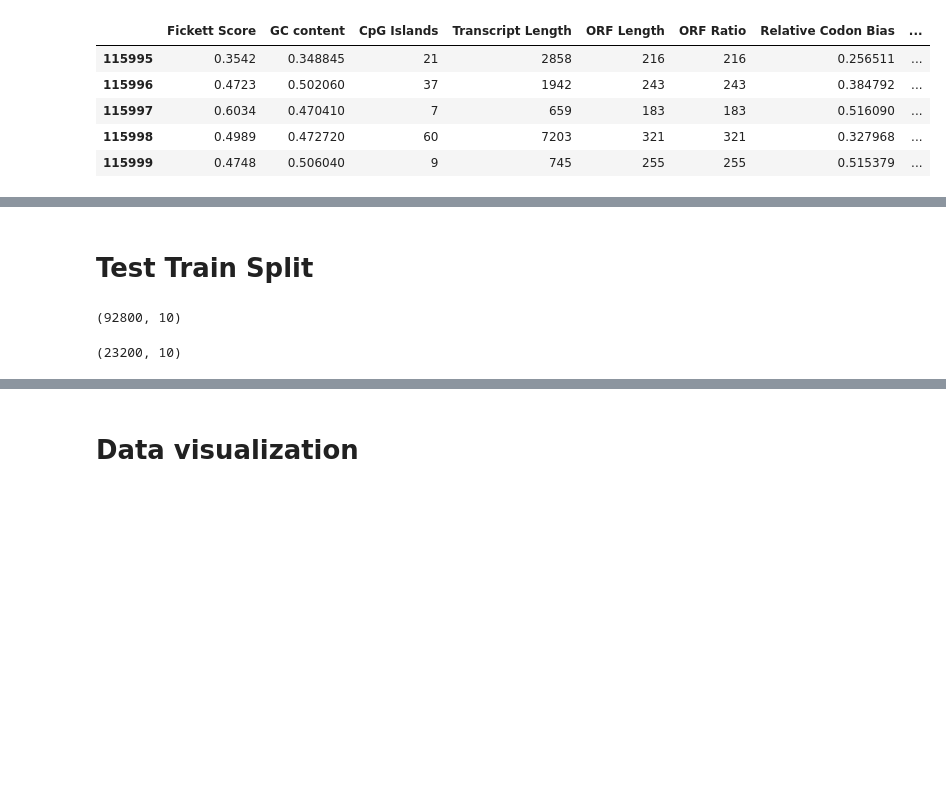
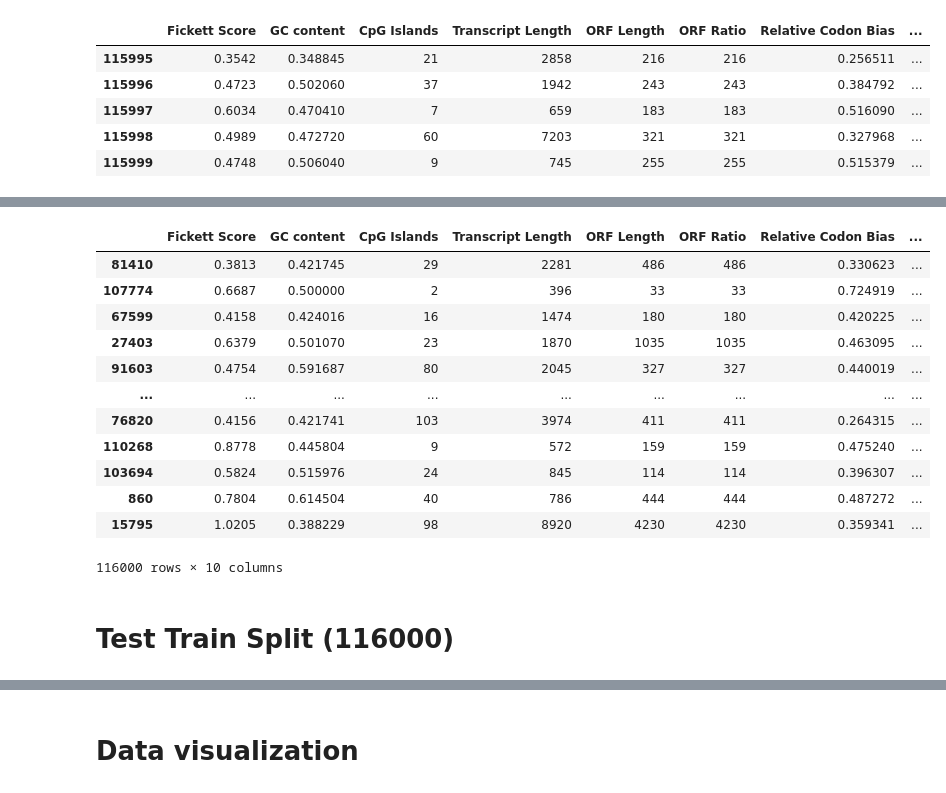
Before and after one commit to jaesilver/BioSeq-CL, a Jupyter notebook: model_v1.ipynb, the cells around one changed output, grey strips where cells are left out. Drawn from its saved outputs; the diff is of its cells as text; code cells hidden in the pictures; blank space fills up the shorter version.

```diff
--- a/model_v1.ipynb
+++ b/model_v1.ipynb
@@ -77,2 +77,18 @@ shuffled_dataset.head()
+# %%
+shuffled_dataset
+# %% [output]
+|  | Fickett Score | GC content | CpG Islands | Transcript Length | ORF Length | ORF Ratio | Relative Codon Bias | ... |
+| 81410 | 0.3813 | 0.421745 | 29 | 2281 | 486 | 486 | 0.330623 | ... |
+| 107774 | 0.6687 | 0.500000 | 2 | 396 | 33 | 33 | 0.724919 | ... |
+| 67599 | 0.4158 | 0.424016 | 16 | 1474 | 180 | 180 | 0.420225 | ... |
+| 27403 | 0.6379 | 0.501070 | 23 | 1870 | 1035 | 1035 | 0.463095 | ... |
+| 91603 | 0.4754 | 0.591687 | 80 | 2045 | 327 | 327 | 0.440019 | ... |
+| ... | ... | ... | ... | ... | ... | ... | ... | ... |
+| 76820 | 0.4156 | 0.421741 | 103 | 3974 | 411 | 411 | 0.264315 | ... |
+| 110268 | 0.8778 | 0.445804 | 9 | 572 | 159 | 159 | 0.475240 | ... |
+| 103694 | 0.5824 | 0.515976 | 24 | 845 | 114 | 114 | 0.396307 | ... |
+| 860 | 0.7804 | 0.614504 | 40 | 786 | 444 | 444 | 0.487272 | ... |
+| 15795 | 1.0205 | 0.388229 | 98 | 8920 | 4230 | 4230 | 0.359341 | ... |
+116000 rows × 10 columns
 # %% [markdown]
-# Test Train Split
+# Test Train Split (116000)
@@ -81,8 +94,0 @@ train, test = train_test_split(shuffled_dataset, test_size=0.2, random_state=42)
-# %%
-train.shape
-# %% [output]
-(92800, 10)
-# %%
-test.shape
-# %% [output]
-(23200, 10)
```
Also changed, not shown: parts of 34 cells of this notebook, 1 other file.
